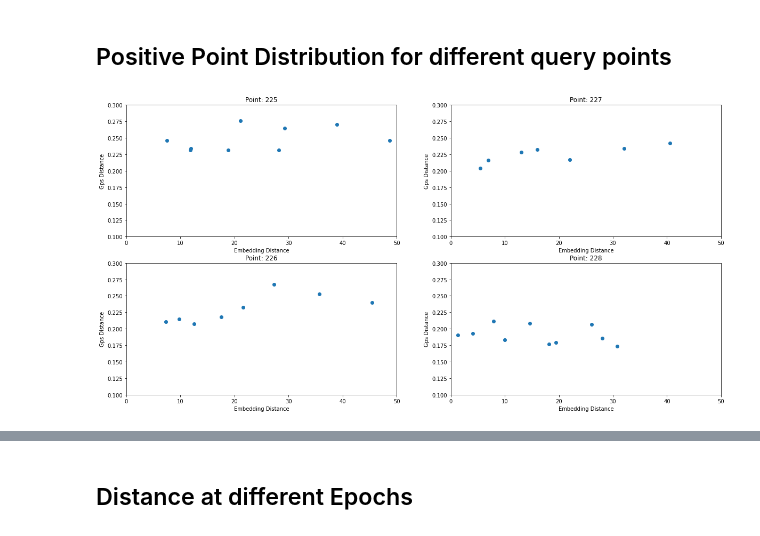
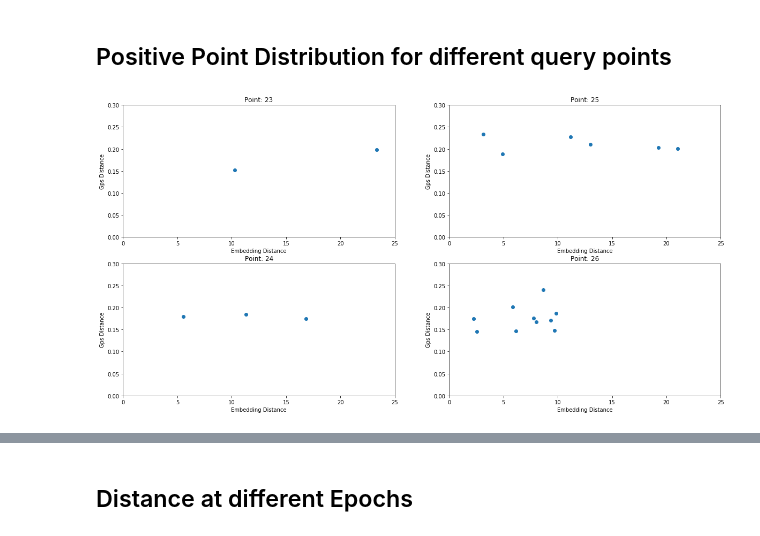
Before and after one commit to Holstrup/PlaceRecognition, a Jupyter notebook: notebooks/Correlation Plots.ipynb, the cells around one changed output, grey strips where cells are left out. Saved outputs shown, nothing was run; the diff lists cells and outputs as text; code cells hidden in the pictures.

```diff
--- a/notebooks/Correlation Plots.ipynb
+++ b/notebooks/Correlation Plots.ipynb
@@ -115,16 +117,16 @@ emb = np.genfromtxt(f'{datasets[no]}/embedding.csv', delimiter=',')
 emb = 1-emb
 # %%
 fig, axs = plt.subplots(2, 2, figsize=(20,10))
-seed = random.randint(1,len(gps)-4)
+seed = 23 #random.randint(1,len(gps)-4)
 
 for i in range(4):
     axs[i % 2, i // 2].scatter(gps[seed + i][gps[seed + i] != 0], emb[seed + i][gps[seed + i] != 0]) # Switch axis lims
     #axs[i % 2, i // 2].scatter(emb[seed + i][gps[seed + i] != 0], gps[seed + i][gps[seed + i] != 0])
-    axs[i % 2, i // 2].set_ylim([0.10, 0.30])
-    axs[i % 2, i // 2].set_xlim([0, 50])
+    axs[i % 2, i // 2].set_ylim([0.00, 0.30])
+    axs[i % 2, i // 2].set_xlim([0, 25])
     axs[i % 2, i // 2].set_title(f'Point: {seed + i}')
     axs[i % 2, i // 2].set_ylabel('Gps Distance')
     axs[i % 2, i // 2].set_xlabel('Embedding Distance')
 # %% [output]
-[figure, old version]
+[figure, new version]
 # %% [markdown]
```
Also changed, not shown: parts of 16 cells of this notebook, 1 other file.
